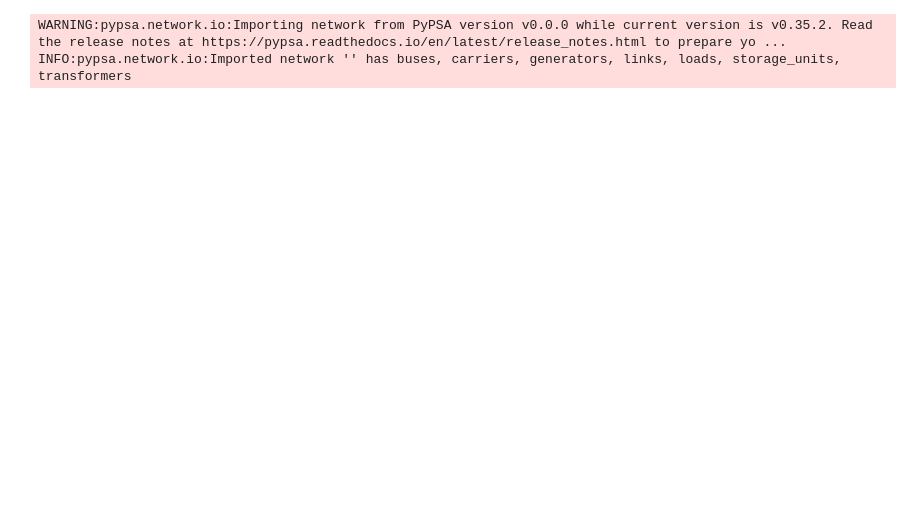
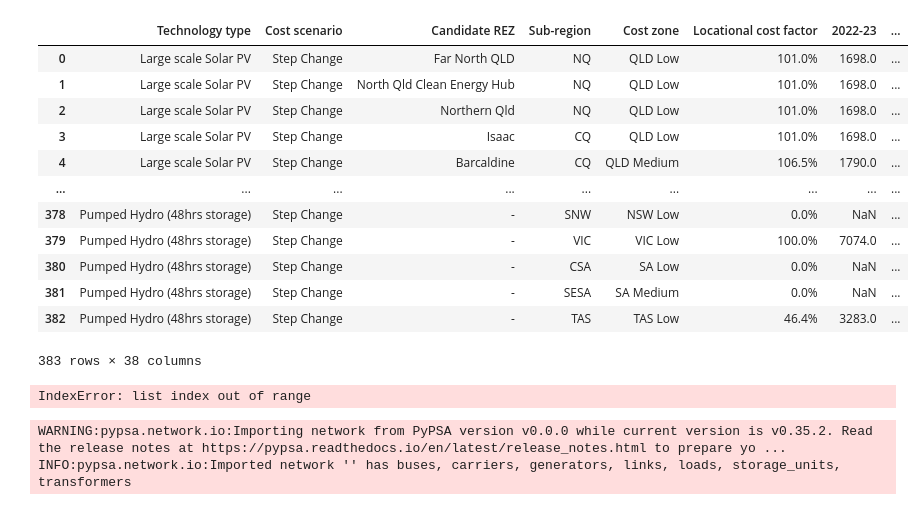
Before and after one commit to ArthurBond/AUS-CEM, a Jupyter notebook: scripts/build_test_network.ipynb, the cells around one changed output. Saved outputs shown, nothing was run; the diff lists cells and outputs as text; code cells hidden in the pictures; blank space fills up the shorter version.

```diff
--- a/scripts/build_test_network.ipynb
+++ b/scripts/build_test_network.ipynb
@@ -3,0 +8,34 @@ import gurobipy as gp
+# %%
+import pandas as pd
+
+def get_capital_costs_for_snapshots(row, snapshots):
+    """
+    row: pandas Series (from the DataFrame)
+    snapshots: pd.DatetimeIndex or list of date strings
+    Returns: pd.Series of capital costs for each snapshot
+    """
+    # Ensure snapshots are Timestamps
+    snapshots = pd.to_datetime(snapshots)
+    # Build financial year label for each snapshot
+    years = snapshots.year
+    fy_start = years.where(snapshots.month < 7, years)
+    fy_end = years.where(snapshots.month < 7, years + 1)
+    fy_labels = [f"{start}-{str(end)[-2:]}" for start, end in zip(fy_start, fy_end)]
+    # Find all year columns in the row
+    year_cols = [c for c in row.index if '-' in c and c[:4].isdigit()]
+    last_col = year_cols[-1]
+    # For each snapshot, get the matching column or use last_col
+    cost_cols = []
+    for label in fy_labels:
+        found = [c for c in year_cols if label in c]
+        cost_cols.append(found[0] if found else last_col)
+    # Build the cost series
+    costs = pd.Series([row[c] for c in cost_cols], index=snapshots)
+    return costs
+
+# Example usage:
+df = pd.read_csv("../isp_sheets_23/build_costs/SC_regional_build_costs_tech.csv")
+row = df.iloc[0]
+snapshots = pd.date_range("2024-07-01", "2025-06-30", freq="6h")  # Financial years
+costs = get_capital_costs_for_snapshots(row, snapshots)
+print(costs)
@@ -3,0 +55,16 @@ import gurobipy as gp
+# %%
+df
+# %% [output]
+|  | Technology type | Cost scenario | Candidate REZ | Sub-region | Cost zone | Locational cost factor | 2022-23 | ... |
+| 0 | Large scale Solar PV | Step Change | Far North QLD | NQ | QLD Low | 101.0% | 1698.0 | ... |
+| 1 | Large scale Solar PV | Step Change | North Qld Clean Energy Hub | NQ | QLD Low | 101.0% | 1698.0 | ... |
+| 2 | Large scale Solar PV | Step Change | Northern Qld | NQ | QLD Low | 101.0% | 1698.0 | ... |
+| 3 | Large scale Solar PV | Step Change | Isaac | CQ | QLD Low | 101.0% | 1698.0 | ... |
+| 4 | Large scale Solar PV | Step Change | Barcaldine | CQ | QLD Medium | 106.5% | 1790.0 | ... |
+| ... | ... | ... | ... | ... | ... | ... | ... | ... |
+| 378 | Pumped Hydro (48hrs storage) | Step Change | - | SNW | NSW Low | 0.0% | NaN | ... |
+| 379 | Pumped Hydro (48hrs storage) | Step Change | - | VIC | VIC Low | 100.0% | 7074.0 | ... |
+| 380 | Pumped Hydro (48hrs storage) | Step Change | - | CSA | SA Low | 0.0% | NaN | ... |
+| 381 | Pumped Hydro (48hrs storage) | Step Change | - | SESA | SA Medium | 0.0% | NaN | ... |
+| 382 | Pumped Hydro (48hrs storage) | Step Change | - | TAS | TAS Low | 46.4% | 3283.0 | ... |
+383 rows × 38 columns
@@ -4,3 +73,7 @@ import gurobipy as gp
+# %%
+network.optimize.create_model()
+# %% [output]
+IndexError: list index out of range
 # %%
 # ...existing code...
 network = pypsa.Network("../networks/isp24_v1.nc")
```
Also changed, not shown: parts of 13 cells of this notebook, 29 other files.
